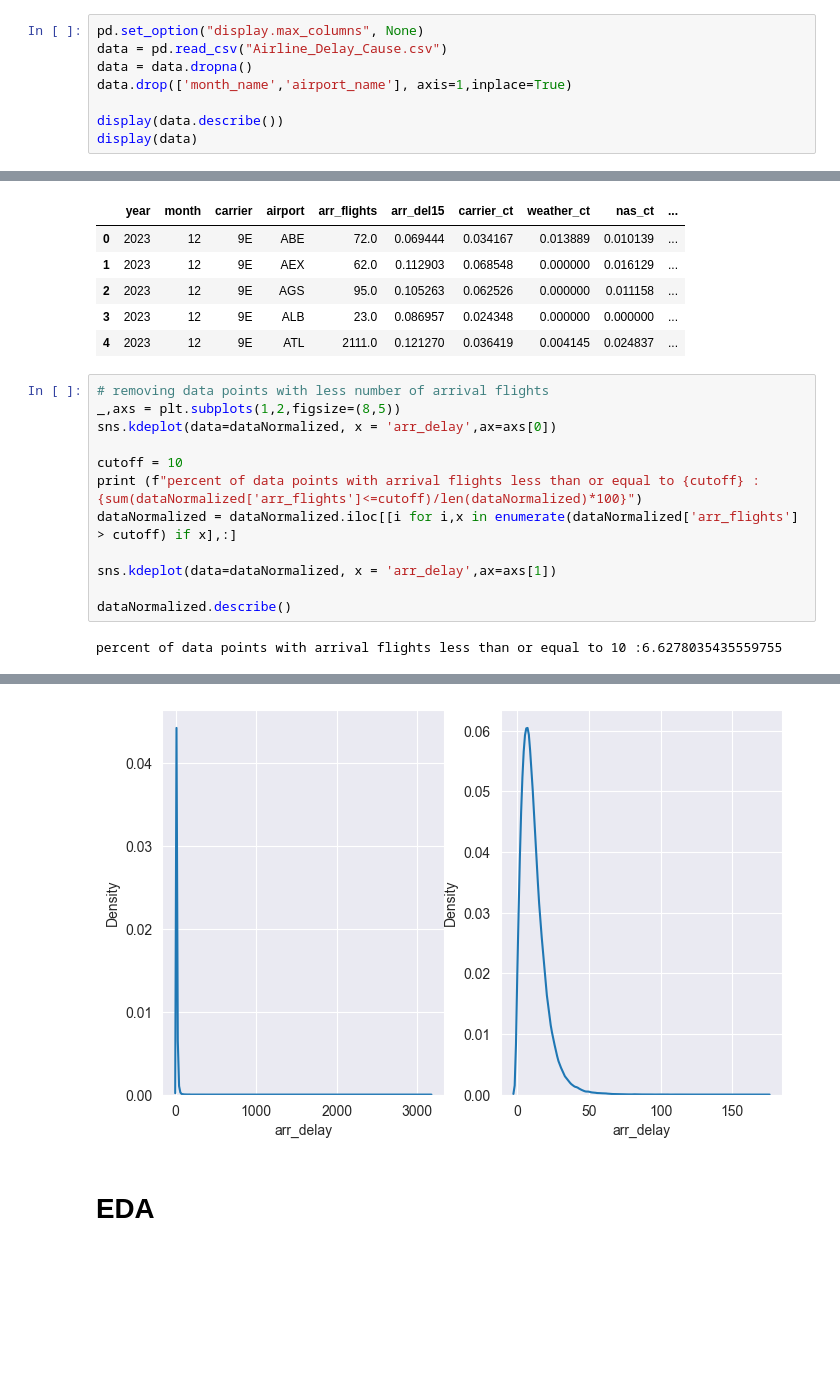
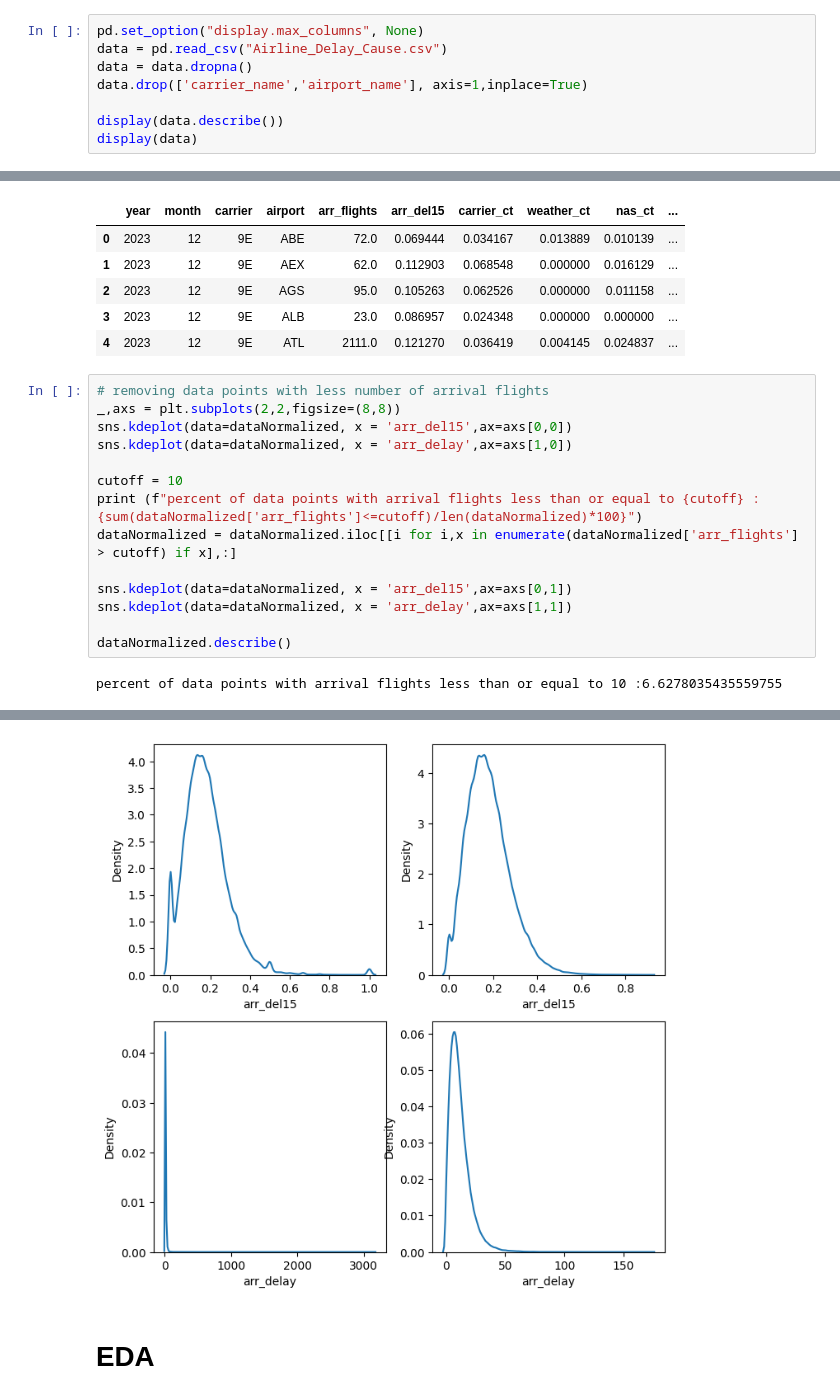
Before and after one commit to AryanshVasu/airline_delay, a Jupyter notebook: EDA.ipynb, the cells around one changed output, grey strips where cells are left out. Drawn from its saved outputs; the diff is of its cells as text; blank space fills up the shorter version.

```diff
--- a/EDA.ipynb
+++ b/EDA.ipynb
@@ -9,7 +9,7 @@ import seaborn as sns
 pd.set_option("display.max_columns", None)
 data = pd.read_csv("Airline_Delay_Cause.csv")
 data = data.dropna()
-data.drop(['month_name','airport_name'], axis=1,inplace=True)
+data.drop(['carrier_name','airport_name'], axis=1,inplace=True)
 
 display(data.describe())
 display(data)
@@ -69,28 +64,30 @@ dataNormalized.head()
 | 4 | 2023 | 12 | 9E | ATL | 2111.0 | 0.121270 | 0.036419 | 0.004145 | 0.024837 | ... |
 # %%
 # removing data points with less number of arrival flights
-_,axs = plt.subplots(1,2,figsize=(8,5))
-sns.kdeplot(data=dataNormalized, x = 'arr_delay',ax=axs[0])
+_,axs = plt.subplots(2,2,figsize=(8,8))
+sns.kdeplot(data=dataNormalized, x = 'arr_del15',ax=axs[0,0])
+sns.kdeplot(data=dataNormalized, x = 'arr_delay',ax=axs[1,0])
 
 cutoff = 10
 print (f"percent of data points with arrival flights less than or equal to {cutoff} :{sum(dataNormalized['arr_flights']<=cutoff)/len(dataNormalized)*100}")
 dataNormalized = dataNormalized.iloc[[i for i,x in enumerate(dataNormalized['arr_flights'] > cutoff) if x],:]
 
-sns.kdeplot(data=dataNormalized, x = 'arr_delay',ax=axs[1])
+sns.kdeplot(data=dataNormalized, x = 'arr_del15',ax=axs[0,1])
+sns.kdeplot(data=dataNormalized, x = 'arr_delay',ax=axs[1,1])
 
 dataNormalized.describe()
 # %% [output]
 percent of data points with arrival flights less than or equal to 10 :6.6278035435559755
 |  | year | month | arr_flights | arr_del15 | carrier_ct | weather_ct | nas_ct | security_ct | ... |
 | count | 166900.000000 | 166900.000000 | 166900.000000 | 166900.000000 | 166900.000000 | 166900.000000 | 166900.000000 | 166900.000000 | ... |
 | mean | 2019.443919 | 6.502097 | 351.211090 | 0.180075 | 0.065763 | 0.007848 | 0.047756 | 0.000441 | ... |
 | std | 2.426509 | 3.463837 | 959.941869 | 0.097862 | 0.047257 | 0.013581 | 0.044465 | 0.002698 | ... |
 | min | 2015.000000 | 1.000000 | 11.000000 | 0.000000 | 0.000000 | 0.000000 | 0.000000 | 0.000000 | ... |
 | 25% | 2018.000000 | 3.000000 | 53.000000 | 0.110368 | 0.034483 | 0.000000 | 0.016818 | 0.000000 | ... |
 | 50% | 2019.000000 | 7.000000 | 95.000000 | 0.168000 | 0.057116 | 0.002065 | 0.037873 | 0.000000 | ... |
 | 75% | 2022.000000 | 10.000000 | 237.000000 | 0.235632 | 0.086705 | 0.010588 | 0.066439 | 0.000000 | ... |
 | max | 2023.000000 | 12.000000 | 21977.000000 | 0.903226 | 0.785714 | 0.304615 | 0.571562 | 0.171818 | ... |
-[figure, old version]
+[figure, new version]
 # %% [markdown]
 # EDA
 # %%
```
Also changed, not shown: parts of 2 cells of this notebook.
